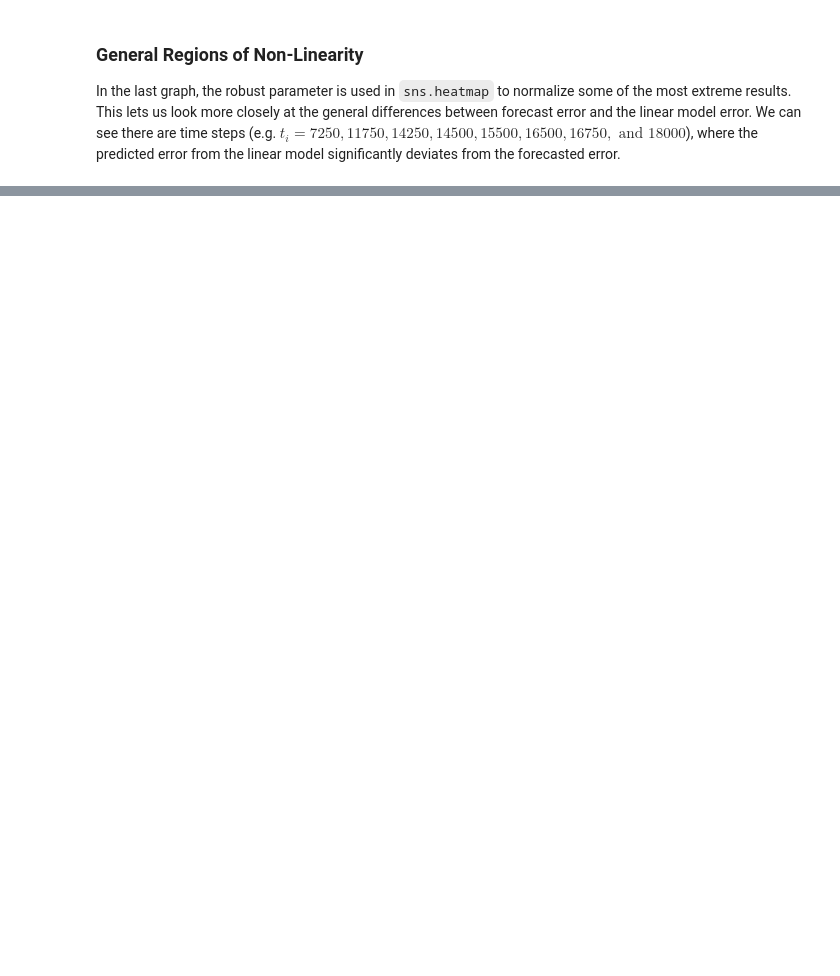
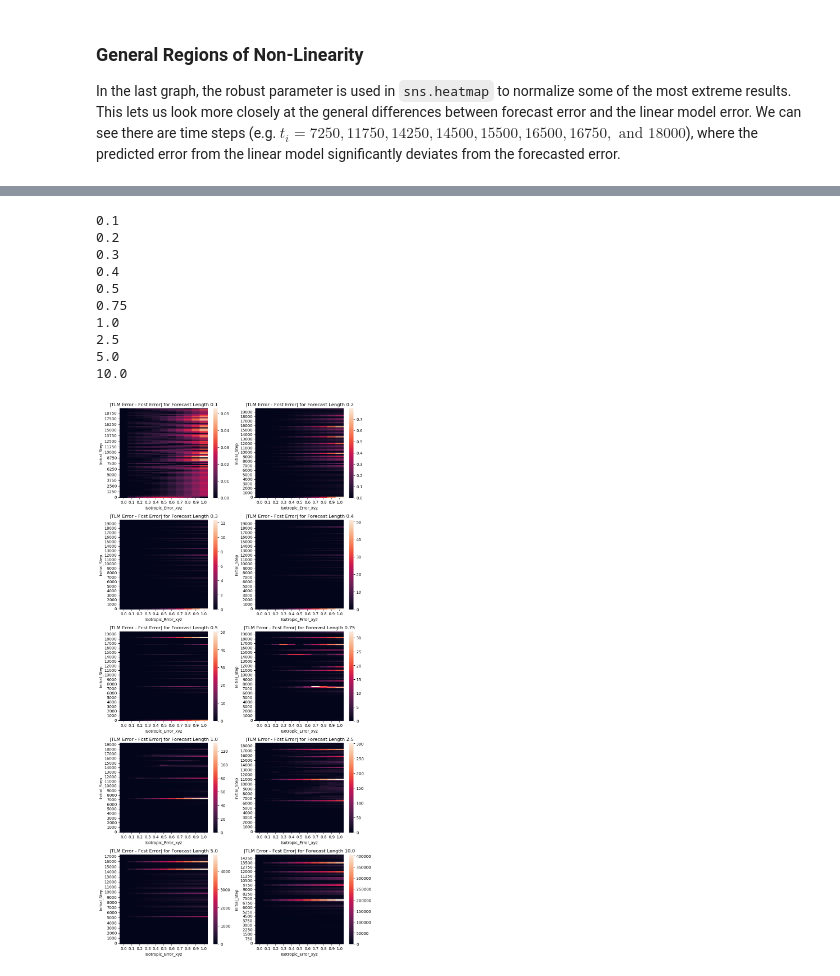
Before and after one commit to AidanJanney/ATOC4500_F24, a Jupyter notebook: Project_1/Project_1.ipynb, the cells around one changed output, grey strips where cells are left out. Saved outputs shown, nothing was run; the diff lists cells and outputs as text; code cells hidden in the pictures; blank space fills up the shorter version.

```diff
--- a/Project_1/Project_1.ipynb
+++ b/Project_1/Project_1.ipynb
@@ -198,7 +206,7 @@ def find_error_for_windows(trajectories, fcst_len=1.0, window_freq=500, dt=0.002
     fcst_steps = int(fcst_len / dt) # number of steps in a window based on dt
 
     ## Changing the window starting point
-    init_steps = np.arange(0,(20000-fcst_steps+window_freq),window_freq, dtype = int)
+    init_steps = np.arange(0,(20000-fcst_steps),window_freq, dtype = int)
     # starting step for each iteration, windows of 500 and steps of 250 between them,
     # so half and half overlap
 
@@ -326,0 +351,12 @@ In the last graph, the robust parameter is used in `sns.heatmap` to normalize so
+# %%
+if question_1:
+    ## Computing the Mean along the isotropic error axis to Find the relation between forecast error and increasing perturbations
+    error_difference.loc['Isotropic_Mean_Difference'] = error_difference.mean(axis=0)
+    isotropic_pattern = error_difference.tail(1)
+    plt.plot(isotropic_range, isotropic_pattern.loc['Isotropic_Mean_Difference'][:-1])
+    plt.axhline(isotropic_pattern.loc['Isotropic_Mean_Difference'][-1], label = 'Total Mean Difference Across All Windows and Perturburations', linestyle = "--", color = 'orchid')
+    plt.title("Mean Difference Between Forecast Error and Linear Model Error For Differing Isotropic Perturbations")
+    plt.xlabel("Isotropic Error/Perturbation")
+    plt.ylabel("Mean Difference in Errors")
+    plt.legend()
+    plt.savefig('./Images_Project_1/q1_mean_perturbation')
@@ -326,0 +451,3 @@ In the last graph, the robust parameter is used in `sns.heatmap` to normalize so
+# %%
+error_plot = (error_fcst_var.loc[fcst_len])[isotropic_range]
+error_plot.index.values
@@ -326,0 +462,38 @@ In the last graph, the robust parameter is used in `sns.heatmap` to normalize so
+# %%
+plt.rcParams["figure.figsize"] = [10.0, 20]
+plt.rcParams["figure.autolayout"] = True
+#plt.rcdefaults()
+fcst_lengths = [0.1,0.2,0.3,0.4,0.5,0.75,1.0,2.5,5.0,10.0]
+
+fig, axeses = plt.subplots(5,2)
+
+counter = 0
+for i, axes in enumerate(axeses):
+    for j, ax in enumerate(axes):
+        fcst_len = fcst_lengths[counter]
+        print(fcst_len)
+        error_plot = (error_fcst_var.loc[fcst_len])[isotropic_range]
+
+        sns.heatmap(error_plot, ax = ax)
+        ax.invert_yaxis()
+        ax.set_title(f"|TLM Error - Fcst Error| for Forecast Length {fcst_len}")
+        counter += 1
+
+
+
+
+#plt.setp(((ax1, ax2), (ax3,ax4)), xticks=ax2.get_xticks(), yticks=ax2.get_yticks(),xticklabels=ax2.get_xticklabels(), yticklabels=ax2.get_yticklabels())
+#plt.savefig("./Images_Project_1/q1_Heatmaps.png",format='png', dpi=150, bbox_inches='tight')
+print()
+# %% [output]
+0.1
+0.2
+0.3
+0.4
+0.5
+0.75
+1.0
+2.5
+5.0
+10.0
+[figure, added]
```
Also changed, not shown: parts of 15 cells of this notebook.
